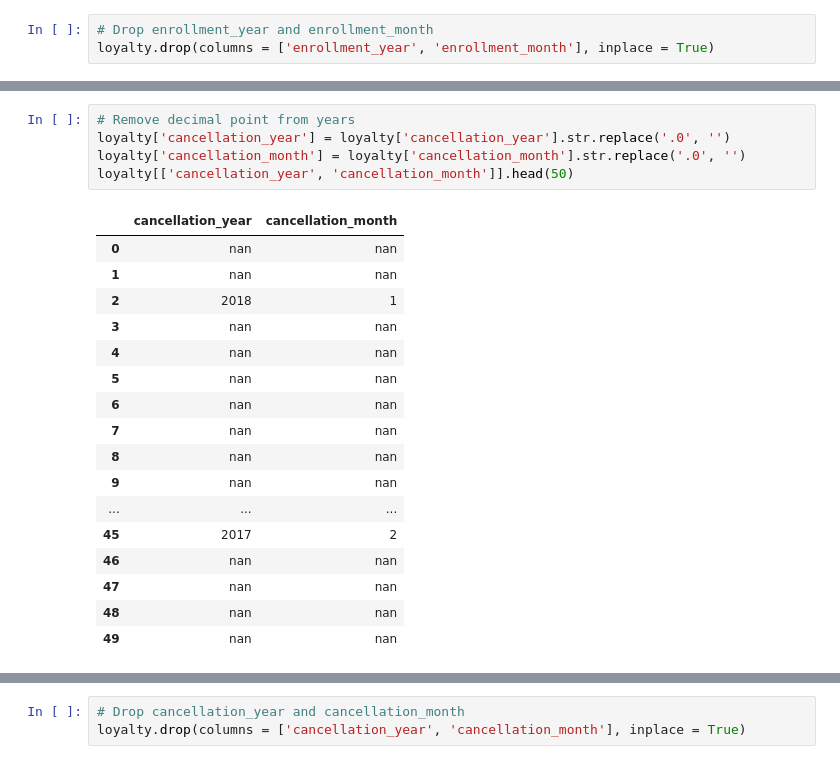
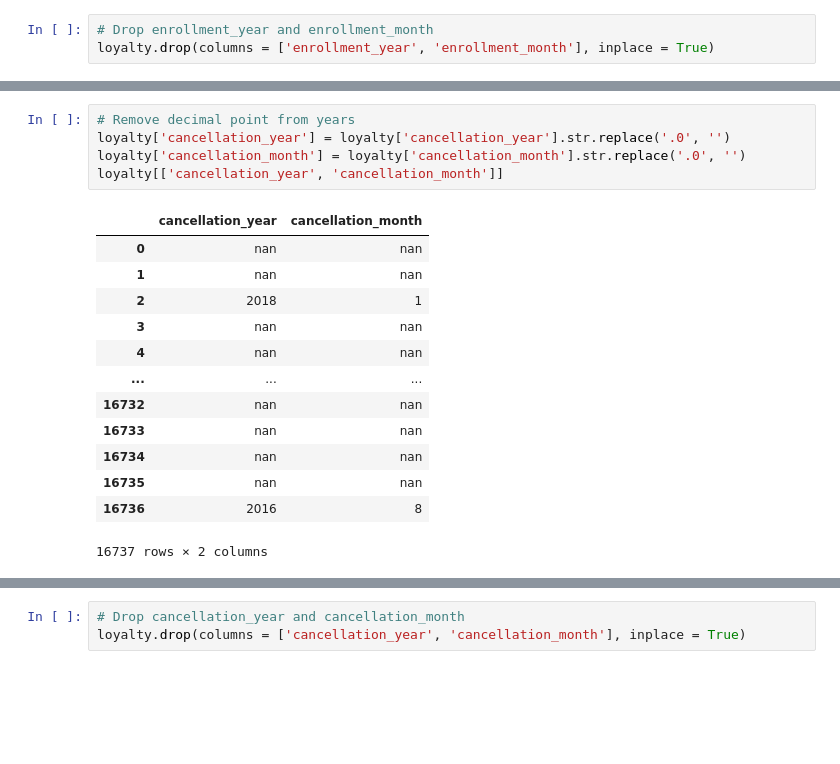
Before and after one commit to rml-lee/MYSQL-Tableau-Customer-Flights-Project, a Jupyter notebook: Data Cleaning & Exploration - Airline Loyalty Campaign Program Impact on Flights.ipynb, the cells around one changed output, grey strips where cells are left out. Drawn from its saved outputs; the diff is of its cells as text; blank space fills up the shorter version.

```diff
--- a/Data Cleaning & Exploration - Airline Loyalty Campaign Program Impact on Flights.ipynb
+++ b/Data Cleaning & Exploration - Airline Loyalty Campaign Program Impact on Flights.ipynb
@@ -219,26 +211,22 @@ loyalty[['cancellation_year', 'cancellation_month']].head(50)
 # %%
 # Remove decimal point from years
 loyalty['cancellation_year'] = loyalty['cancellation_year'].str.replace('.0', '')
 loyalty['cancellation_month'] = loyalty['cancellation_month'].str.replace('.0', '')
-loyalty[['cancellation_year', 'cancellation_month']].head(50)
+loyalty[['cancellation_year', 'cancellation_month']]
 # %% [output]
 |  | cancellation_year | cancellation_month |
 | 0 | nan | nan |
 | 1 | nan | nan |
 | 2 | 2018 | 1 |
 | 3 | nan | nan |
 | 4 | nan | nan |
-| 5 | nan | nan |
-| 6 | nan | nan |
-| 7 | nan | nan |
-| 8 | nan | nan |
-| 9 | nan | nan |
 | ... | ... | ... |
-| 45 | 2017 | 2 |
-| 46 | nan | nan |
-| 47 | nan | nan |
-| 48 | nan | nan |
-| 49 | nan | nan |
+| 16732 | nan | nan |
+| 16733 | nan | nan |
+| 16734 | nan | nan |
+| 16735 | nan | nan |
+| 16736 | 2016 | 8 |
+16737 rows × 2 columns
 # %%
 # Convert 'nan' to object NULL value None
 loyalty['cancellation_year'] = loyalty['cancellation_year'].apply(lambda x: None if x == 'nan' else x)
```
Also changed, not shown: parts of 5 cells of this notebook.
